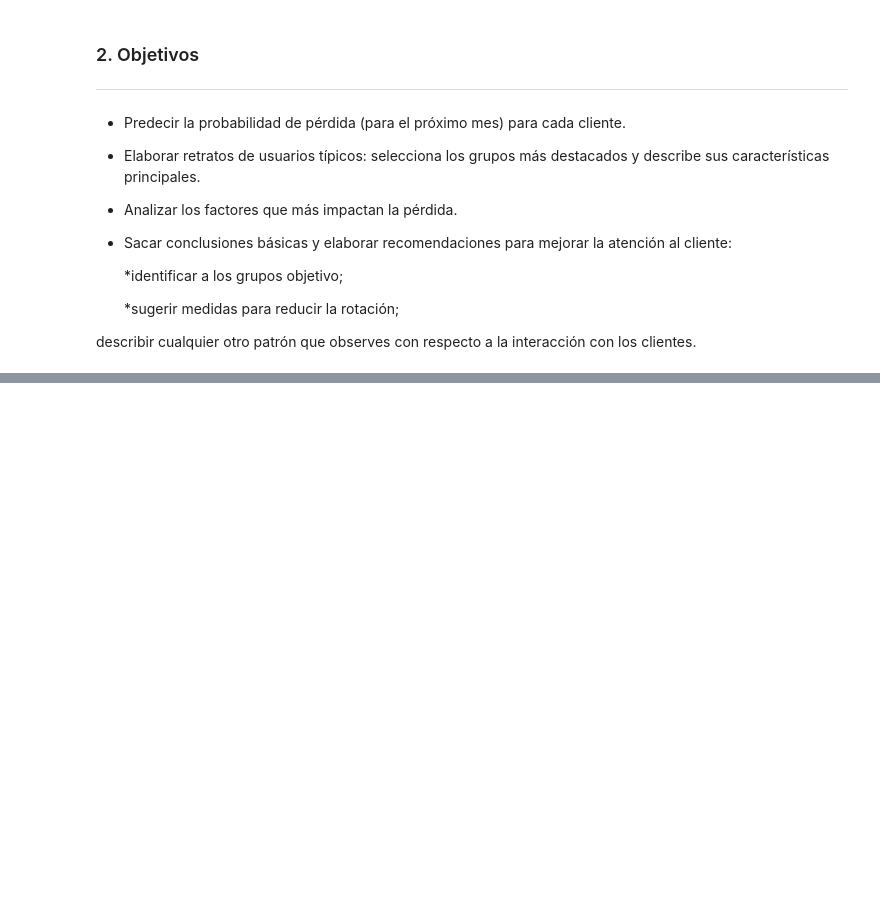
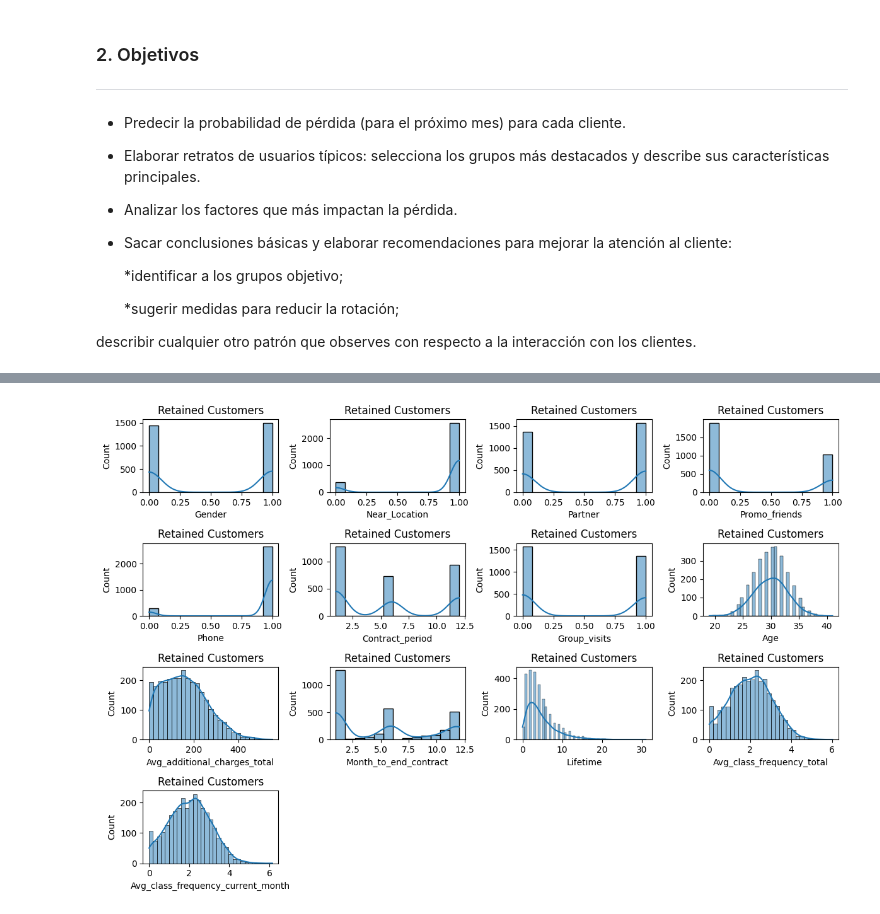
Before and after one commit to CECILIAM14/PROYECTO-13, a Jupyter notebook: PROYECTO 13/Notebook.ipynb, the cells around one changed output, grey strips where cells are left out. Drawn from its saved outputs; the diff is of its cells as text; code cells hidden in the pictures; blank space fills up the shorter version.

```diff
--- a/PROYECTO 13/Notebook.ipynb
+++ b/PROYECTO 13/Notebook.ipynb
@@ -96,0 +148,13 @@ churn_df.describe().T
+# %%
+#Creación de histogramas de barras y distribuciones con cada característica
+
+plt.figure(figsize=(12, 8))
+for i, feature in enumerate(features, 1):
+    plt.subplot(4, 4, i)
+    sns.histplot(retained_customers[feature], kde = True)
+    plt.title('Retained Customers')
+    plt.xlabel(feature)
+plt.tight_layout()
+plt.show()
+# %% [output]
+[figure, added]
```
Also changed, not shown: parts of 29 cells of this notebook.
